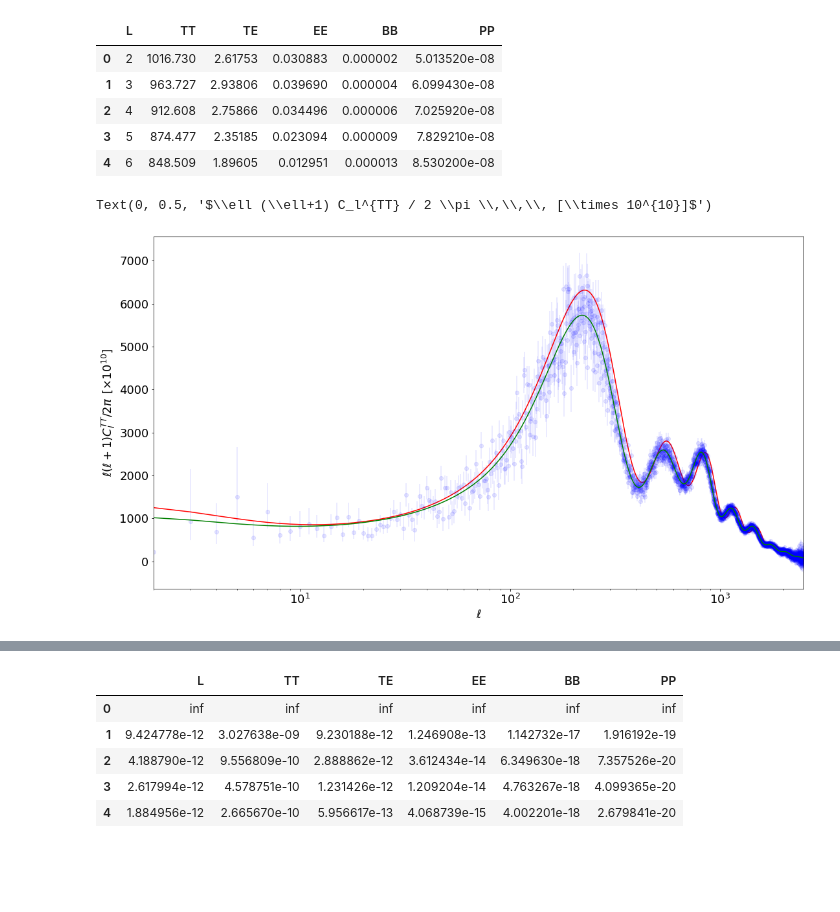
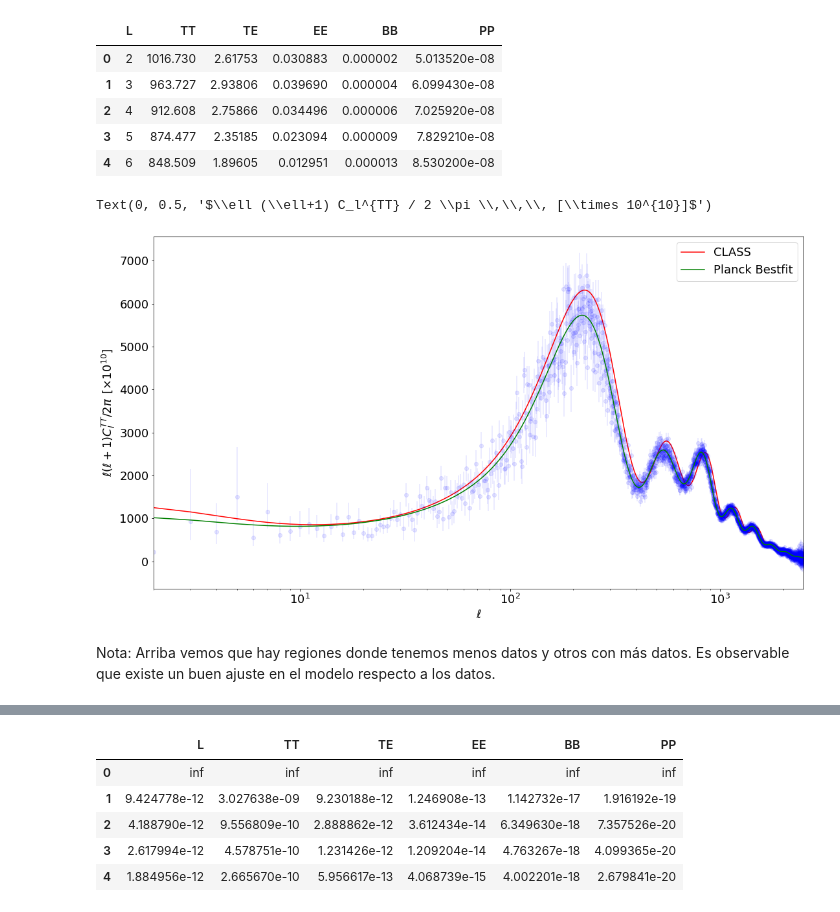
Before and after one commit to melipass/pcp-datos-cosmologicos, a Jupyter notebook: share_sesion2_1.ipynb, the cells around one changed output, grey strips where cells are left out. Saved outputs shown, nothing was run; the diff lists cells and outputs as text; code cells hidden in the pictures; blank space fills up the shorter version.

Commit message:
Código y notas hasta las 16:00hrs.

```diff
--- a/share_sesion2_1.ipynb
+++ b/share_sesion2_1.ipynb
@@ -82,25 +99,29 @@ input_cl.head()
 # %%
 LCDM = Class()
 LCDM.set({'Omega_cdm':0.2,'Omega_b':0.05,'h':0.6727,'output':'tCl,pCl,lCl,mPk','l_max_scalars':3000,'lensing':'yes'}) # 265
+
 LCDM.compute()
 T_cmb = LCDM.T_cmb()
 
 cl_tot = LCDM.raw_cl(3000)
 factor = 1e12*T_cmb**2*cl_tot['ell']*(cl_tot['ell']+1.)/2./np.pi
 error_to_plot = np.transpose(np.c_[input_cl_data['-dDl'],input_cl_data['+dDl']])
 
 fig = plt.figure(figsize=(18,10))
 plt.errorbar(input_cl_data['l'], input_cl_data['Dl'], error_to_plot, color='blue',marker='o',ls=' ',alpha=0.1)
 plt.semilogx(cl_tot['ell'], factor*cl_tot['tt'], color='red',label='CLASS')
 plt.errorbar(input_cl['L'], input_cl['TT'], color='green',label='Planck Bestfit')
 
 plt.xlim([2, 2500]);
 
+plt.legend(loc=0, fontsize=18)
 plt.xlabel(r"$\ell$")
 plt.ylabel(r"$\ell (\ell+1) C_l^{TT} / 2 \pi \,\,\, [\times 10^{10}]$")
 # %% [output]
 Text(0, 0.5, '$\\ell (\\ell+1) C_l^{TT} / 2 \\pi \\,\\,\\, [\\times 10^{10}]$')
-[figure, old version]
+[figure, new version]
+# %% [markdown]
+Nota: Arriba vemos que hay regiones donde tenemos menos datos y otros con más datos. Es observable que existe un buen ajuste en el modelo respecto a los datos.
 # %%
 ! pip install healpy
 import healpy as hp
```
Also changed, not shown: parts of 7 cells of this notebook.
